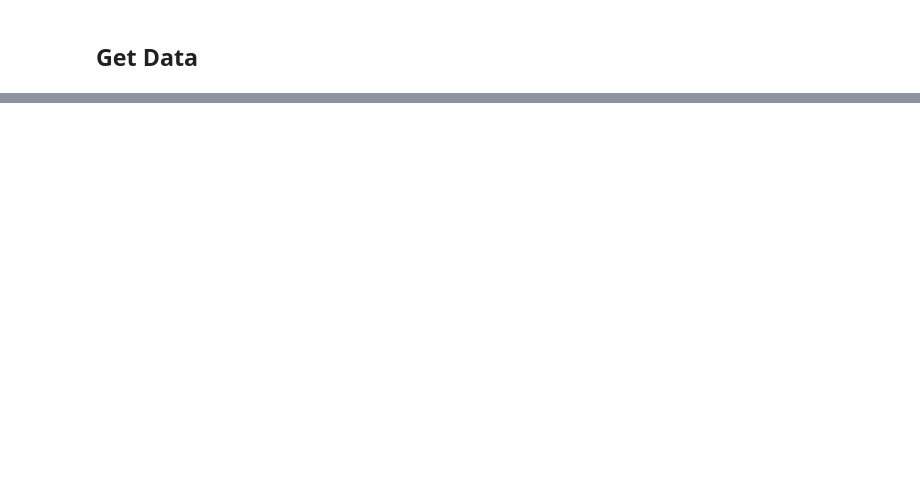
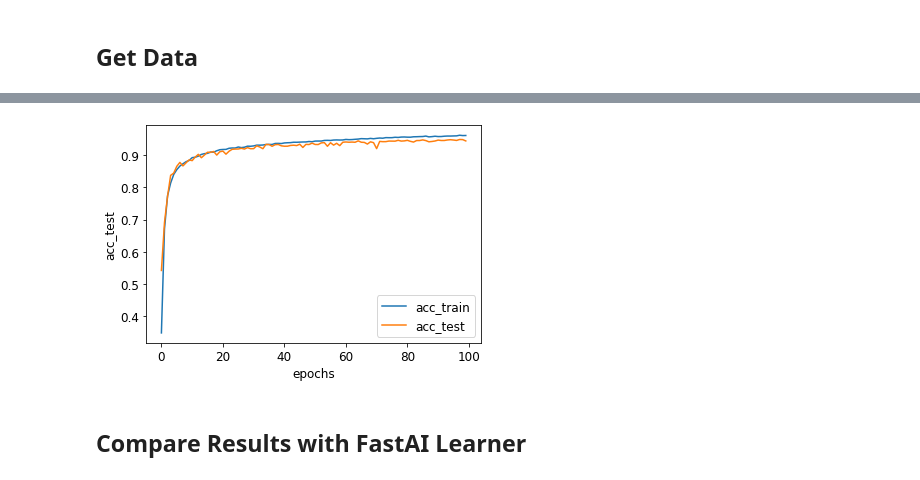
Before and after one commit to travel-code-sleep/Math-To-MachineLearningModels-Series, a Jupyter notebook: DeepLearning_From_Scratch.ipynb, the cells around one changed output, grey strips where cells are left out. Saved outputs shown, nothing was run; the diff lists cells and outputs as text; code cells hidden in the pictures; blank space fills up the shorter version.

```diff
--- a/DeepLearning_From_Scratch.ipynb
+++ b/DeepLearning_From_Scratch.ipynb
@@ -37,0 +458,7 @@ path
+# %%
+metrics.acc_train.plot(xlabel='epochs', ylabel='acc_train', legend='acc_train');
+metrics.acc_test.plot(xlabel='epochs', ylabel='acc_test', legend='acc_test');
+# %% [output]
+[figure, added]
+# %% [markdown]
+## Compare Results with FastAI Learner
```
Also changed, not shown: parts of 89 cells of this notebook.
